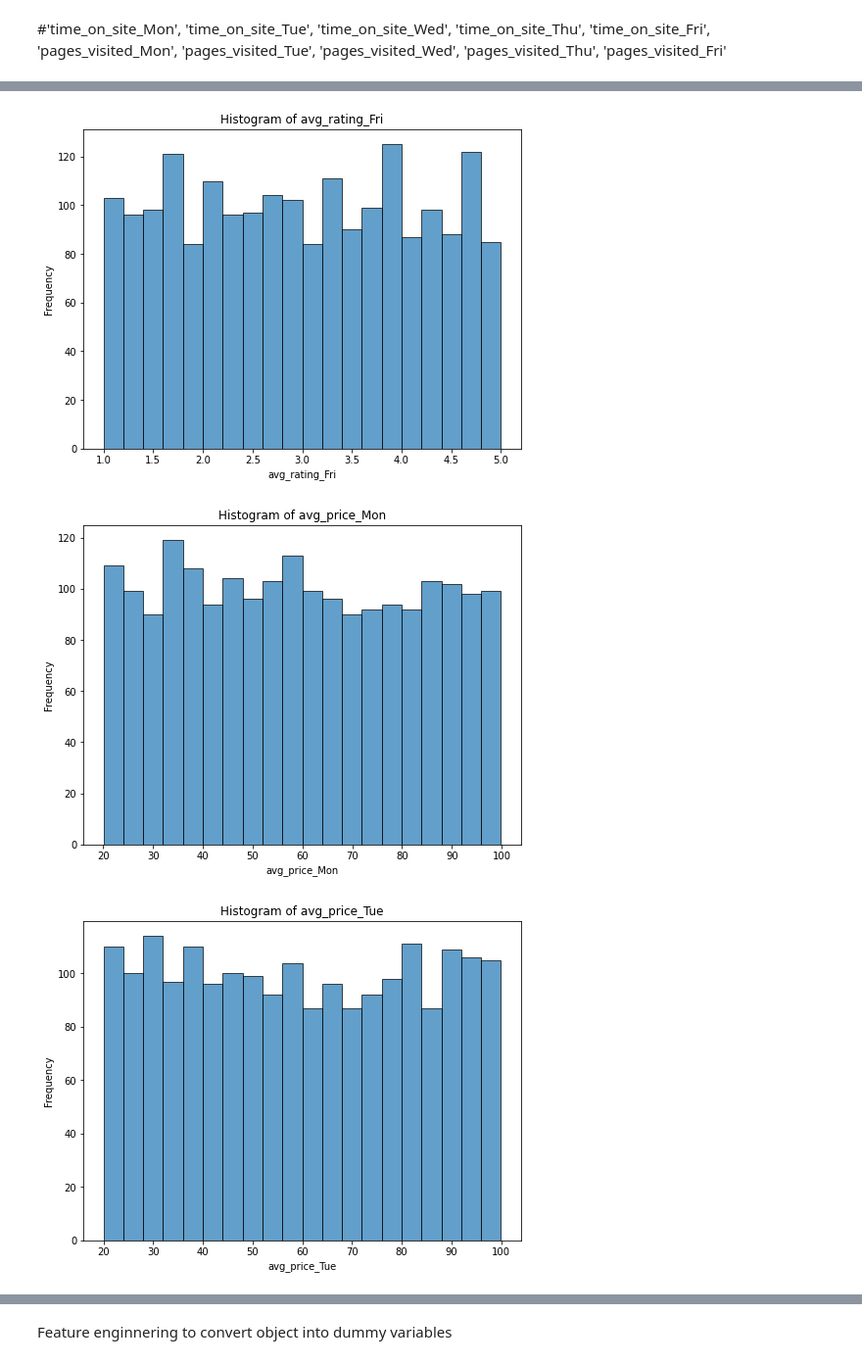
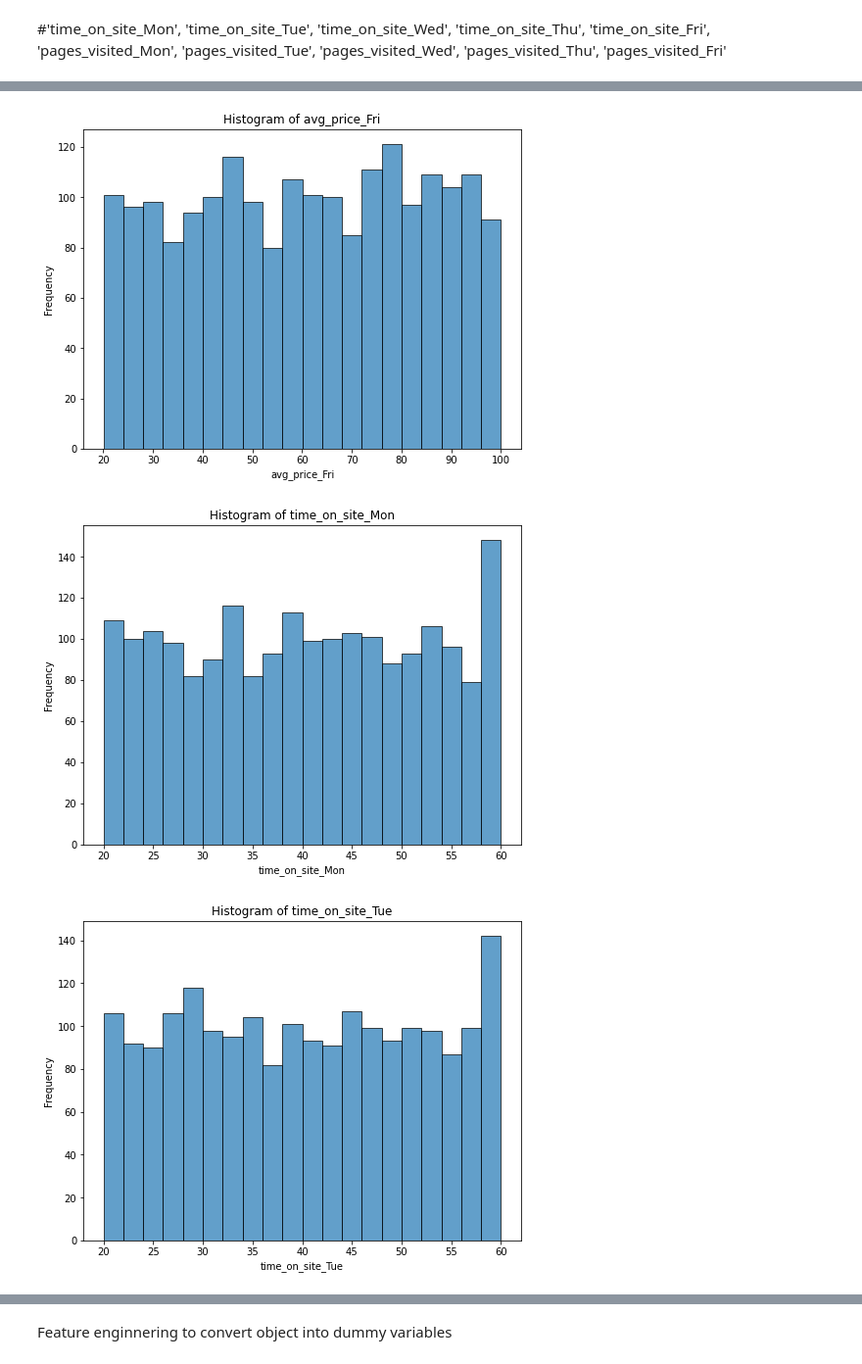
Before and after one commit to grappeefruitt/schulich_data_science, a Jupyter notebook: final_exam.ipynb, the cells around one changed output, grey strips where cells are left out. Shown: that part at 98% size. Saved outputs shown, nothing was run; the diff lists cells and outputs as text; code cells hidden in the pictures.

```diff
--- a/final_exam.ipynb
+++ b/final_exam.ipynb
@@ -112,5 +90,4 @@ numerical values: avg_rating, avg_price, time_on_site
 objects but will be categorical values: location, marketing channel, and gender
 # %%
 # this column is not necessary for analysing
-df.drop(['Unnamed: 0'], axis=1, inplace=True) = df2
-df2.columns
+df.drop(['Unnamed: 0'], axis=1, inplace=True)
@@ -138,4 +113,4 @@ pages_visited_Fri    0
 converted_Fri        0
 dtype: int64
 # %%
-df2['converted_Fri'] = df2['converted_Fri'].astype(int)
+df['converted_Fri'] = df['converted_Fri'].astype(int)
@@ -181,13 +138,13 @@ memory usage: 500.0+ KB
 import pandas as pd
 
 try:
-    df2 = pd.read_csv("/Users/youziya/Downloads/conversion_data.csv")  # Replace with your actual data file
+    df = pd.read_csv("/Users/youziya/Downloads/conversion_data.csv")  # Replace with your actual data file
 except Exception as e:
     print("Error loading data:", e)
 
-if df2 is not None:
-    duplicate_rows = df2.duplicated(subset=df2.columns)
-    print(df2[duplicate_rows])
-    df2_cleaned = df2[~duplicate_rows]
-    print(df2_cleaned)
+if df is not None:
+    duplicate_rows = df.duplicated(subset=df2.columns)
+    print(df[duplicate_rows])
+    df_cleaned = df[~duplicate_rows]
+    print(df_cleaned)
 # %% [output]
@@ -229,14 +170,12 @@ Index(['Unnamed: 0', 'visitor_id', 'visitor_location', 'marketing_channel',
        'pages_visited_Thu', 'pages_visited_Fri', 'converted_Fri'],
       dtype='object')
 # %%
-numerical_columns = ['product_views_Mon', 'product_views_Tue', 'product_views_Wed',
-       'product_views_Thu', 'product_views_Fri', 'avg_rating_Mon',
+#although some of them are categorical, putting them here just for histrogram
+numerical_columns = [ 'avg_rating_Mon',
        'avg_rating_Tue', 'avg_rating_Wed', 'avg_rating_Thu', 'avg_rating_Fri',
        'avg_price_Mon', 'avg_price_Tue', 'avg_price_Wed', 'avg_price_Thu',
        'avg_price_Fri', 'time_on_site_Mon', 'time_on_site_Tue',
-       'time_on_site_Wed', 'time_on_site_Thu', 'time_on_site_Fri',
-       'pages_visited_Mon', 'pages_visited_Tue', 'pages_visited_Wed',
-       'pages_visited_Thu', 'pages_visited_Fri']
+       'time_on_site_Wed', 'time_on_site_Thu', 'time_on_site_Fri']
 # %% [markdown]
 #'time_on_site_Mon', 'time_on_site_Tue',
        'time_on_site_Wed', 'time_on_site_Thu', 'time_on_site_Fri',
@@ -249,7 +188,7 @@ num_bins = 20
 
 for column in numerical_columns:
     plt.figure(figsize=(8, 6))  # Adjust the figure size as per your preference
-    plt.hist(df2[column], bins=num_bins, edgecolor='black', alpha=0.7)
+    plt.hist(df[column], bins=num_bins, edgecolor='black', alpha=0.7)
     plt.title(f'Histogram of {column}')
     plt.xlabel(column)
     plt.ylabel('Frequency')
@@ -267,3 +206,3 @@ for column in numerical_columns:
-[figure, old version]
+[figure, new version]
-[figure, old version]
+[figure, new version]
-[figure, old version]
+[figure, new version]
```
Also changed, not shown: parts of 104 cells of this notebook, 1 other file.
